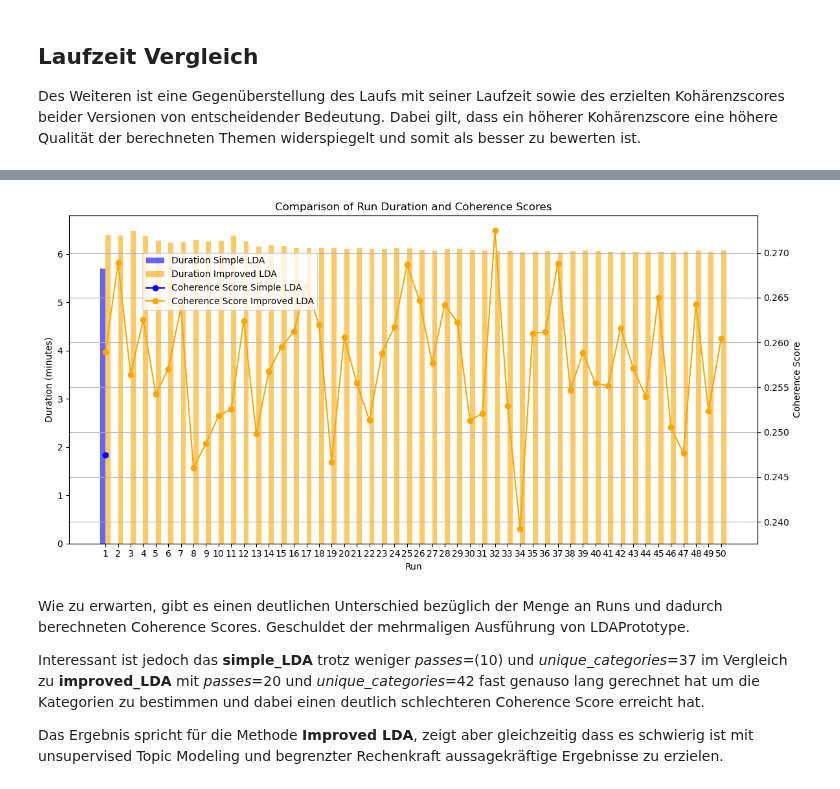
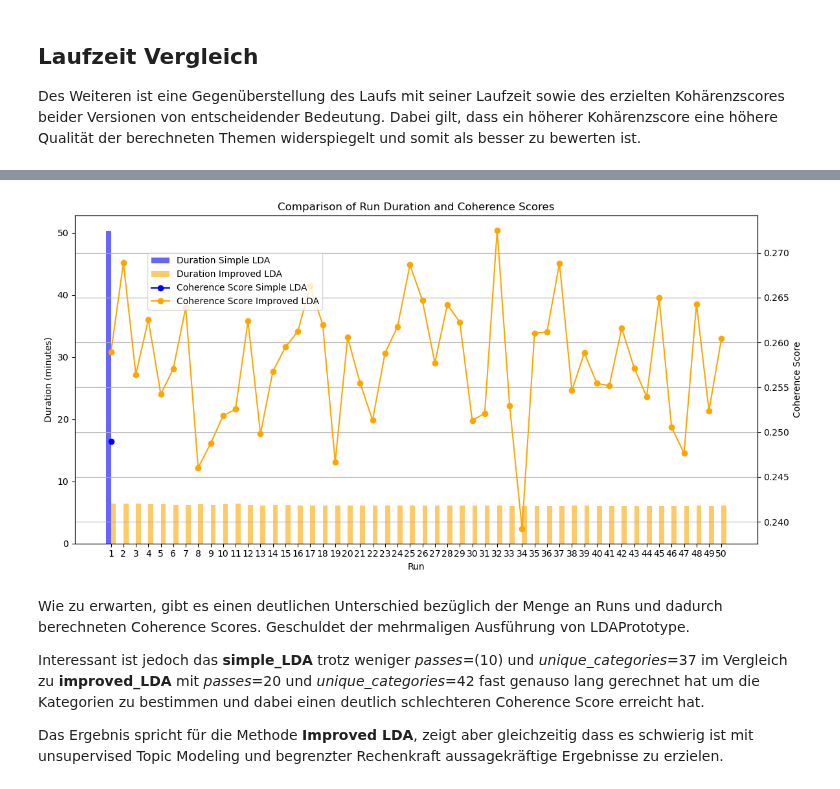
Before and after one commit to NiklasElsaesser/bug-free-fishstick, a Jupyter notebook: Benchmarks&Visualizations.ipynb, the cells around one changed output, grey strips where cells are left out. Cells and saved outputs as stored; diff of their text form; code cells hidden in the pictures.

```diff
--- a/Benchmarks&Visualizations.ipynb
+++ b/Benchmarks&Visualizations.ipynb
@@ -350,40 +373,40 @@ import matplotlib.pyplot as plt
 fig, ax1 = plt.subplots(figsize=(12, 6))
 
 # Plot for Duration
-ax1.bar(merged_df['Run'] - 0.2, merged_df['lda_model_train_time_in_m'],
+ax1.bar(merged_df['Run'] - 0.2, merged_df['Duration (minutes) vanilla'],
         width=0.4, label='Duration Simple LDA', color='blue', alpha=0.6)
-ax1.bar(merged_df['Run'] + 0.2, merged_df['Duration (minutes)'],
+ax1.bar(merged_df['Run'] + 0.2, merged_df['Duration (minutes) improved'],
         width=0.4, label='Duration Improved LDA', color='orange', alpha=0.6)
 
 # Adding labels for the first y-axis
 ax1.set_xlabel('Run')
 ax1.set_ylabel('Duration (minutes)', color='black')
 ax1.tick_params(axis='y', labelcolor='black')
 
 # Create a secondary y-axis for coherence scores
 ax2 = ax1.twinx()
-ax2.plot(merged_df['Run'], merged_df['lda_model_coherence_score'],
+ax2.plot(merged_df['Run'], merged_df['Coherence Score vanilla'],
          marker='o', label='Coherence Score Simple LDA', color='blue')
-ax2.plot(merged_df['Run'], merged_df['Coherence Score'],
+ax2.plot(merged_df['Run'], merged_df['Coherence Score improved'],
          marker='o', label='Coherence Score Improved LDA', color='orange')
 
 # Adding labels and title for the secondary y-axis
 ax2.set_ylabel('Coherence Score', color='black')
 ax2.tick_params(axis='y', labelcolor='black')
 
 # Combine legends
 fig.legend(loc='upper left', bbox_to_anchor=(0.1, 0.9), bbox_transform=ax1.transAxes)
 
 # Adding title
 plt.title('Comparison of Run Duration and Coherence Scores')
 plt.xticks(merged_df['Run'])  # Set x-ticks to be the run numbers
 plt.grid()
 
 # Show the plot
 plt.tight_layout()
 plt.show()
 # %% [output]
-[figure, old version]
+[figure, new version]
 # %% [markdown]
 Wie zu erwarten, gibt es einen deutlichen Unterschied bezüglich der Menge an Runs und dadurch berechneten Coherence Scores. Geschuldet der mehrmaligen Ausführung von LDAPrototype.
 
```
Also changed, not shown: parts of 14 cells of this notebook.
